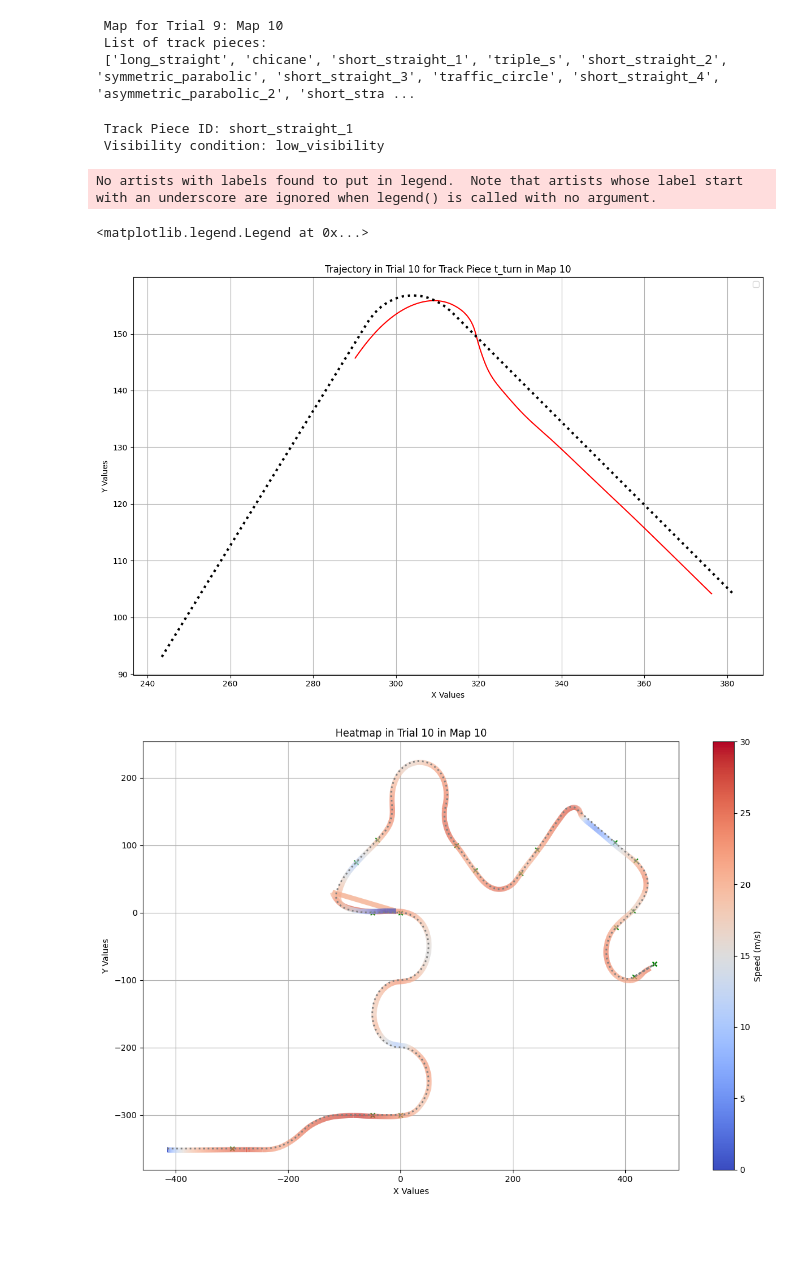
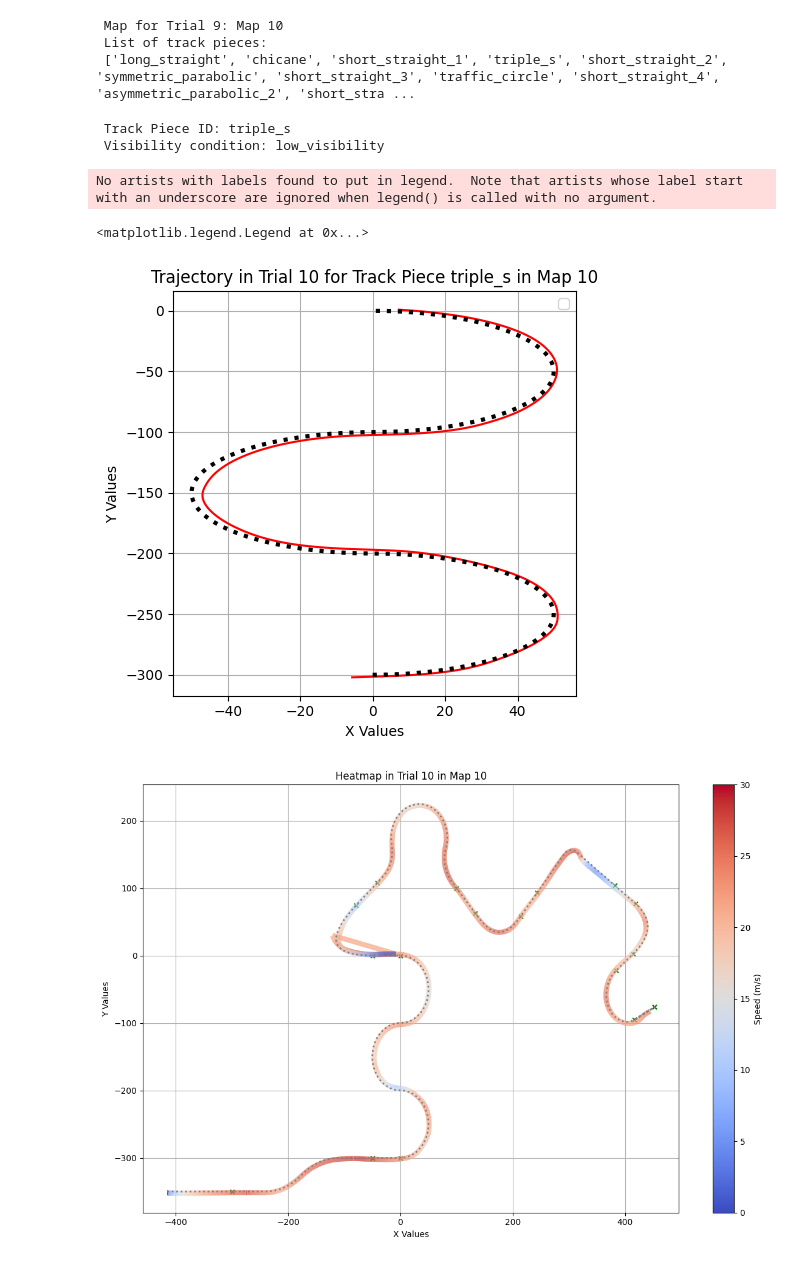
Before and after one commit to GraceRoessling/driving_exp_1_analyses, a Jupyter notebook: experiment_analyses/jupyter_notebooks/Get_subject_data.ipynb, the cells around one changed output. Saved outputs shown, nothing was run; the diff lists cells and outputs as text; code cells hidden in the pictures; blank space fills up the shorter version.

```diff
--- a/experiment_analyses/jupyter_notebooks/Get_subject_data.ipynb
+++ b/experiment_analyses/jupyter_notebooks/Get_subject_data.ipynb
@@ -61,11 +61,11 @@ vehicle_position_path = f"{path_to_csv}/vehicle_movement"
 main_vehicle_vars_path = f"{path_to_csv}/Vehicle_DrivingSim"
 # %%
 # To get data associated to a given track piece! These are dataframes that are filtered for only the data associated to a given track piece
-track_piece_id = track_piece_list[2] # choose a track piece from the list
-track_piece_object = track_piece_object_dict["t_turn"] # get the track piece object associated to the track piece
+#track_piece_id = track_piece_list[2] # choose a track piece from the list
+track_piece_object = track_piece_object_dict["triple_s"] # get the track piece object associated to the track piece
 
 # Determine if there was fog on that track piece (you may not want to train on track pieces that contain fog)
-print(" Track Piece ID:",track_piece_id,"\n","Visibility condition:", track_piece_object.visibility) # high_visibility, then good. if low_visibility, that means the track piece has fog
+print(" Track Piece ID:",track_piece_object.id,"\n","Visibility condition:", track_piece_object.visibility) # high_visibility, then good. if low_visibility, that means the track piece has fog
 
 # If it's a no-fog track piece, then get the dataframes for it
 track_dataframe_dict = track_piece_object.dataframes
@@ -79,30 +79,30 @@ track_piece_center_x, track_piece_center_y = track_piece_object.centerline_df['x
 # Get trajectory for a given piece
 track_piece_trajectory = track_piece_object.trajectory_df
 # %% [output]
- Track Piece ID: short_straight_1
+ Track Piece ID: triple_s
  Visibility condition: low_visibility
 # %%
 import matplotlib.pyplot as plt
 
 # Plot a trajectory for a single piece relative to its centerline (for Trials 1-10)
-track_camera_position_df = track_camera_position_df[0:490]
-plt.figure(figsize=(12, 8))
+# track_camera_position_df = track_camera_position_df[0:490]
+plt.figure(figsize=(5, 5))
 plt.plot(track_camera_position_df['pos_x'], track_camera_position_df['pos_z'], color='r') # Plot trajectory
 #plt.plot(track_piece_trajectory['pos_x'], track_piece_trajectory['pos_z'], color='r') # Plot trajectory
 plt.plot(track_piece_center_x, track_piece_center_y, color='black',linestyle='dotted', lw=3) # Plot centerline
 
 # Plotting labels
 plt.title(f'Trajectory in Trial {trial_number + 1} for Track Piece {track_piece_object.id} in Map {trial_map_number}')
 plt.xlabel('X Values')
 plt.ylabel('Y Values')
 plt.grid(True)
 plt.tight_layout()
 plt.legend()
 # plt.show()
 # %% [output]
 No artists with labels found to put in legend.  Note that artists whose label start with an underscore are ignored when legend() is called with no argument.
 <matplotlib.legend.Legend at 0x...>
-[figure, old version]
+[figure, new version]
 # %%
 import matplotlib.pyplot as plt
 import matplotlib.colors as mcolors
```
Also changed, not shown: parts of 2 cells of this notebook, 7 other files.
